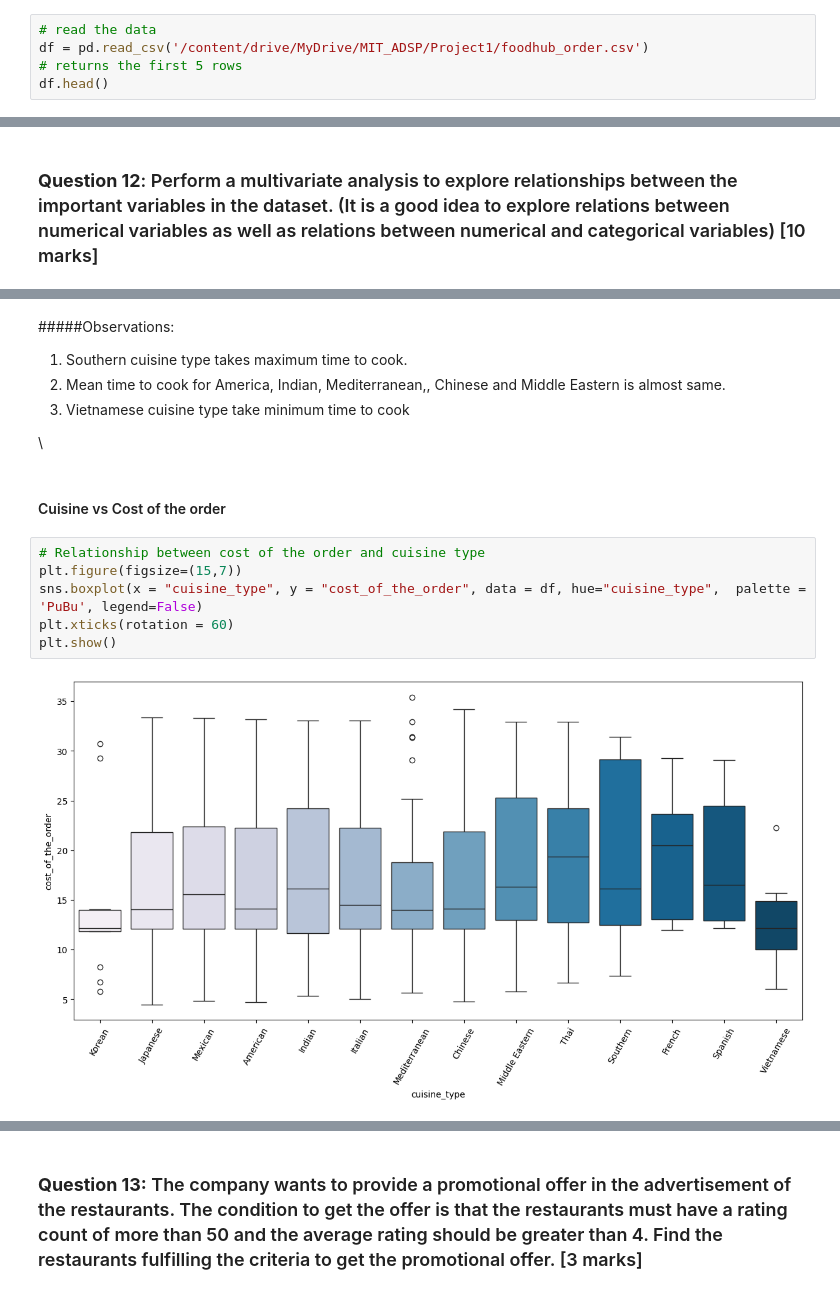
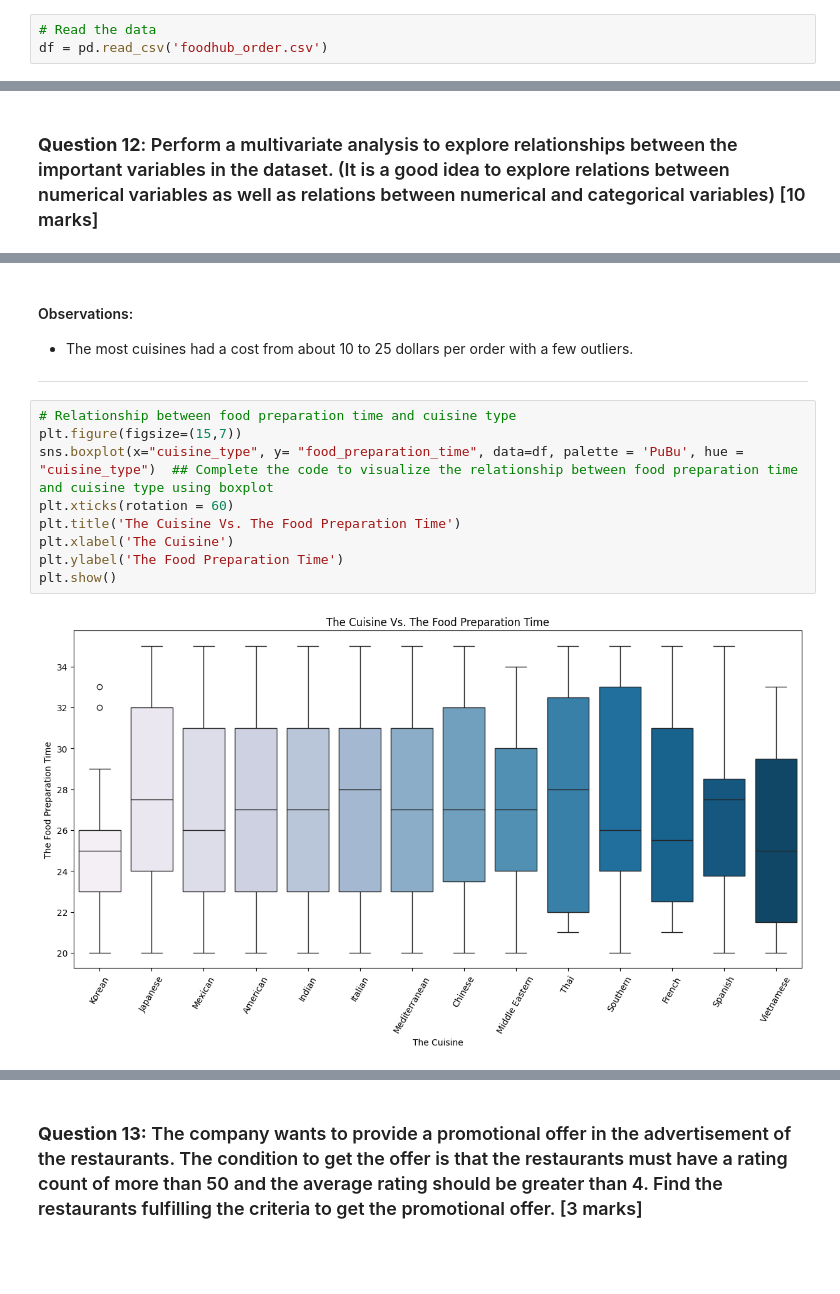
Before and after one commit to sandesha21/FoodHub_MIT_AIML, a Jupyter notebook: Project1_Foodhub_sbadwaik_Learner_Notebook_Full_Code_Submission.ipynb, the cells around one changed output, grey strips where cells are left out. Cells and saved outputs as stored; diff of their text form; blank space fills up the shorter version.

```diff
--- a/Project1_Foodhub_sbadwaik_Learner_Notebook_Full_Code_Submission.ipynb
+++ b/Project1_Foodhub_sbadwaik_Learner_Notebook_Full_Code_Submission.ipynb
@@ -48,5 +63,3 @@ Mounted at /content/drive
 # %%
-# read the data
-df = pd.read_csv('/content/drive/MyDrive/MIT_ADSP/Project1/foodhub_order.csv')
-# returns the first 5 rows
-df.head()
+# Read the data
+df = pd.read_csv('foodhub_order.csv')
@@ -551,18 +442,15 @@ plt.show()
-# %% [markdown]
-#####Observations:
-1. Southern cuisine type takes maximum time to cook.
-2. Mean time to cook for America, Indian, Mediterranean,, Chinese and Middle Eastern is almost same.
-3. Vietnamese cuisine type take minimum time to cook
-
-
-\
-# %% [markdown]
-#### Cuisine vs Cost of the order
+# %% [markdown]
+#### Observations:
+- The most cuisines had a cost from about 10 to 25 dollars per order with a few outliers.
+---
 # %%
-# Relationship between cost of the order and cuisine type
+# Relationship between food preparation time and cuisine type
 plt.figure(figsize=(15,7))
-sns.boxplot(x = "cuisine_type", y = "cost_of_the_order", data = df, hue="cuisine_type",  palette = 'PuBu', legend=False)
+sns.boxplot(x="cuisine_type", y= "food_preparation_time", data=df, palette = 'PuBu', hue = "cuisine_type")  ## Complete the code to visualize the relationship between food preparation time and cuisine type using boxplot
 plt.xticks(rotation = 60)
+plt.title('The Cuisine Vs. The Food Preparation Time')
+plt.xlabel('The Cuisine')
+plt.ylabel('The Food Preparation Time')
 plt.show()
 # %% [output]
-[figure, old version]
+[figure, new version]
```
Also changed, not shown: parts of 145 cells of this notebook.
